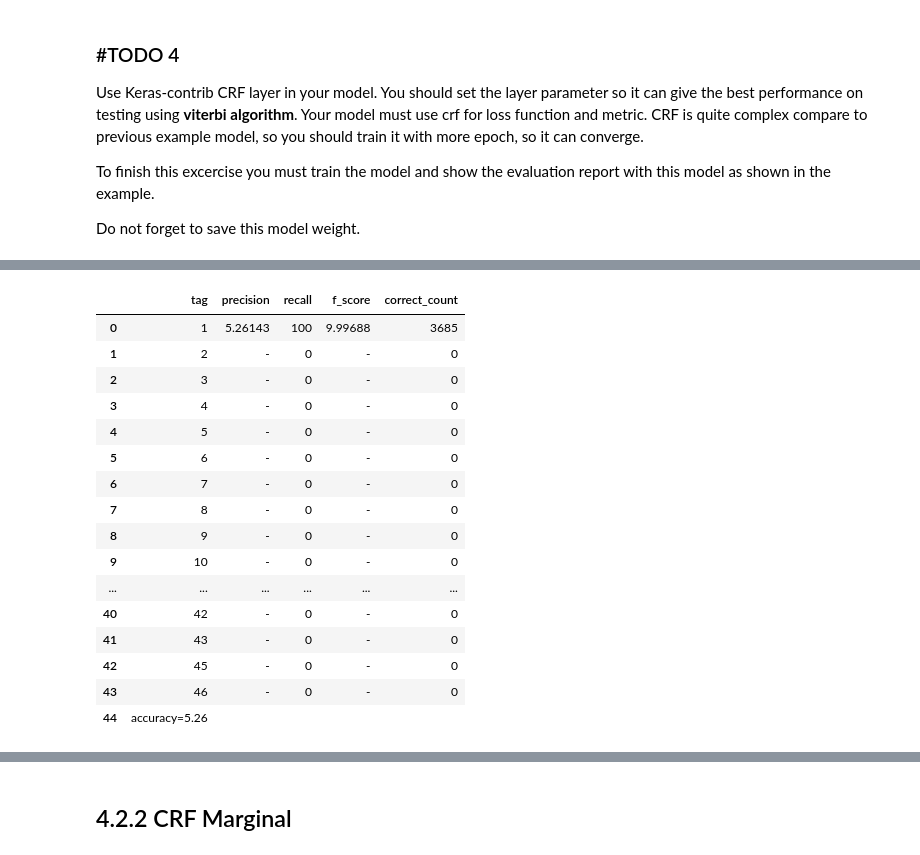
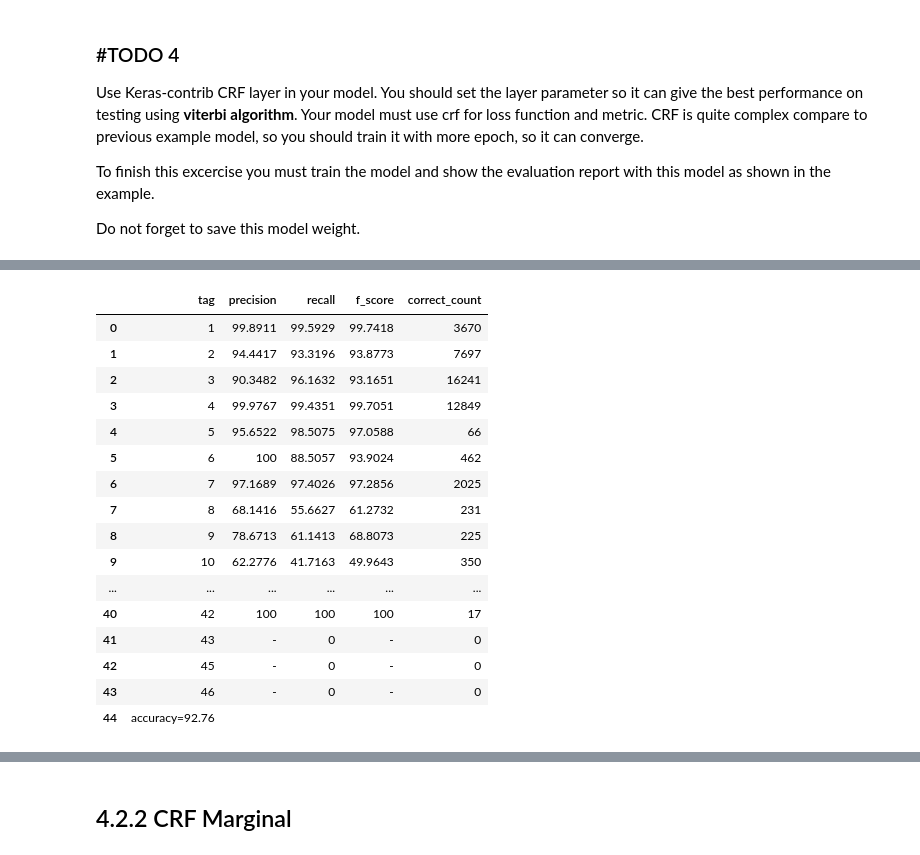
Before and after one commit to burin-n/NLP, a Jupyter notebook: HW4/HW4-POS Tagging.ipynb, the cells around one changed output, grey strips where cells are left out. Cells and saved outputs as stored; diff of their text form; code cells hidden in the pictures.

```diff
--- a/HW4/HW4-POS Tagging.ipynb
+++ b/HW4/HW4-POS Tagging.ipynb
@@ -529,3 +546,5 @@ Total params: 500,960
 Trainable params: 500,960
 Non-trainable params: 0
 _________________________________________________________________
+# %%
+model.fit(x_train,y_train,batch_size=128,epochs=20,verbose=1,shuffle=True)
@@ -532,6 +570,3 @@ _________________________________________________________________
 # %%
 %%time
-reduce_lr = ReduceLROnPlateau(monitor='val_loss', factor=0.05,
-                              patience=3, min_lr=0.001)
-model.fit(x_train,y_train,batch_size=64,epochs=20,verbose=1,shuffle=True,validation_split=0.2,
-         callbacks=[reduce_lr])
+model.fit(x_train,y_train,batch_size=128,epochs=5,verbose=1,shuffle=True)
@@ -556,30 +573,25 @@ Wall time: 45min 57s
-# %%
-reduce_lr = ReduceLROnPlateau(monitor='val_loss', factor=0.05,
-                              patience=2, min_lr=0.0001)
-model.fit(x_train,y_train,batch_size=64,epochs=10,verbose=1,shuffle=True,validation_split=0.2,
-         callbacks=[reduce_lr])
 # %%
 %%time
-# model.save_weights('/data/crf_viberbi.h5')
+model.save_weights('/data/crf_viterbi.h5')
 #model.load_weights('/data/exp_pos_no_crf.h5')
 y_pred=model.predict(x_test)
 ypred = [outputToLabel(y_pred[i],len(y_test[i])) for i in range(len(y_pred))]
 evaluation_report(y_test, ypred)
 # %% [output]
 |  | tag | precision | recall | f_score | correct_count |
-| 0 | 1 | 5.26143 | 100 | 9.99688 | 3685 |
-| 1 | 2 | - | 0 | - | 0 |
-| 2 | 3 | - | 0 | - | 0 |
-| 3 | 4 | - | 0 | - | 0 |
-| 4 | 5 | - | 0 | - | 0 |
-| 5 | 6 | - | 0 | - | 0 |
-| 6 | 7 | - | 0 | - | 0 |
-| 7 | 8 | - | 0 | - | 0 |
-| 8 | 9 | - | 0 | - | 0 |
-| 9 | 10 | - | 0 | - | 0 |
+| 0 | 1 | 99.8911 | 99.5929 | 99.7418 | 3670 |
+| 1 | 2 | 94.4417 | 93.3196 | 93.8773 | 7697 |
+| 2 | 3 | 90.3482 | 96.1632 | 93.1651 | 16241 |
+| 3 | 4 | 99.9767 | 99.4351 | 99.7051 | 12849 |
+| 4 | 5 | 95.6522 | 98.5075 | 97.0588 | 66 |
+| 5 | 6 | 100 | 88.5057 | 93.9024 | 462 |
+| 6 | 7 | 97.1689 | 97.4026 | 97.2856 | 2025 |
+| 7 | 8 | 68.1416 | 55.6627 | 61.2732 | 231 |
+| 8 | 9 | 78.6713 | 61.1413 | 68.8073 | 225 |
+| 9 | 10 | 62.2776 | 41.7163 | 49.9643 | 350 |
 | ... | ... | ... | ... | ... | ... |
-| 40 | 42 | - | 0 | - | 0 |
+| 40 | 42 | 100 | 100 | 100 | 17 |
 | 41 | 43 | - | 0 | - | 0 |
 | 42 | 45 | - | 0 | - | 0 |
 | 43 | 46 | - | 0 | - | 0 |
-| 44 | accuracy=5.26 |  |  |  |  |
+| 44 | accuracy=92.76 |  |  |  |  |
```
Also changed, not shown: parts of 11 cells of this notebook.
